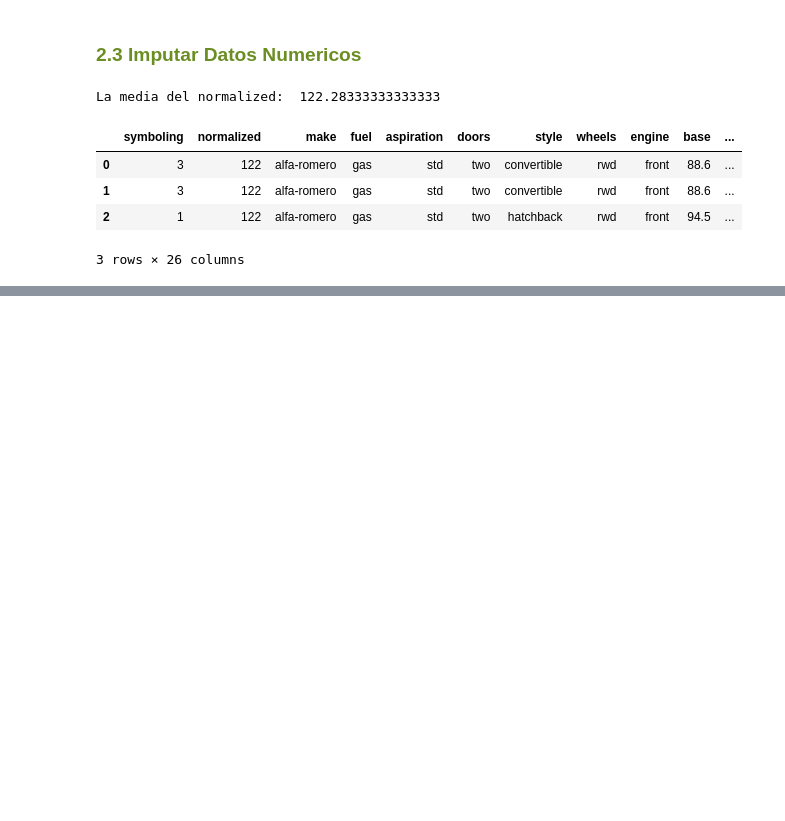
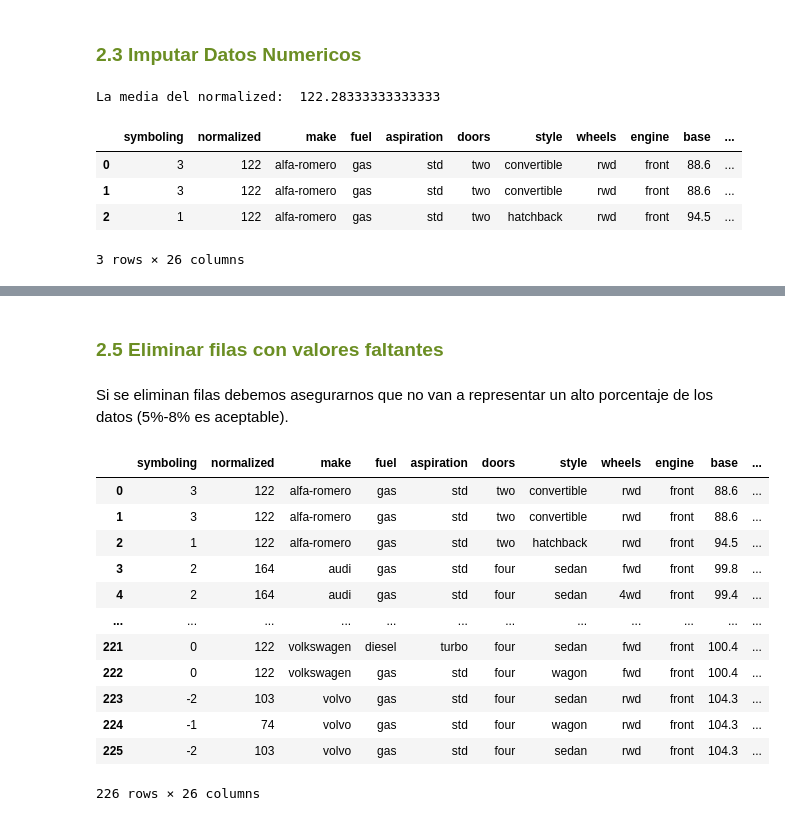
Before and after one commit to lmejicano/DataAnalystModulo2, a Jupyter notebook: AnalisisDatos_Autos.ipynb, the cells around one changed output, grey strips where cells are left out. Cells and saved outputs as stored; diff of their text form; code cells hidden in the pictures; blank space fills up the shorter version.

```diff
--- a/AnalisisDatos_Autos.ipynb
+++ b/AnalisisDatos_Autos.ipynb
@@ -306,0 +356,3 @@ df_Autos.head(3)
+# %%
+df_Autos["peak"].replace(np.nan, 5101, inplace = True)  #Remplazar todos los valores faltantes por la media de la columna
+df_Autos.head(3)
@@ -306,0 +370,3 @@ df_Autos.head(3)
+# %%
+df_Autos["price"].replace(np.nan, 12781, inplace = True)  #Remplazar todos los valores faltantes por la media de la columna
+df_Autos.head(3)
@@ -306,0 +427,2 @@ df_Autos.head(3)
+# %%
+df_Autos["doors"].replace(np.nan, "four", inplace = True) #Reemplazamos los valores faltantes por "four" (mas freq)
@@ -306,0 +453,23 @@ df_Autos.head(3)
+# %% [markdown]
+<h3 Style="color:#6B8E23">2.5 Eliminar filas con valores faltantes</h3>
+# %% [markdown]
+Si se eliminan filas debemos asegurarnos que no van a representar un alto porcentaje de los datos (5%-8% es aceptable).
+# %%
+df_Autos.dropna(subset = ["price"], axis = 0, inplace = True) #Borrar los valores faltantes de la columna PRICE
+df_Autos.reset_index(drop = True, inplace = True) #La orden anterior tambien borra los indices de los filas, para eso vamos a resetear los indices.
+# %%
+df_Autos
+# %% [output]
+|  | symboling | normalized | make | fuel | aspiration | doors | style | wheels | engine | base | ... |
+| 0 | 3 | 122 | alfa-romero | gas | std | two | convertible | rwd | front | 88.6 | ... |
+| 1 | 3 | 122 | alfa-romero | gas | std | two | convertible | rwd | front | 88.6 | ... |
+| 2 | 1 | 122 | alfa-romero | gas | std | two | hatchback | rwd | front | 94.5 | ... |
+| 3 | 2 | 164 | audi | gas | std | four | sedan | fwd | front | 99.8 | ... |
+| 4 | 2 | 164 | audi | gas | std | four | sedan | 4wd | front | 99.4 | ... |
+| ... | ... | ... | ... | ... | ... | ... | ... | ... | ... | ... | ... |
+| 221 | 0 | 122 | volkswagen | diesel | turbo | four | sedan | fwd | front | 100.4 | ... |
+| 222 | 0 | 122 | volkswagen | gas | std | four | wagon | fwd | front | 100.4 | ... |
+| 223 | -2 | 103 | volvo | gas | std | four | sedan | rwd | front | 104.3 | ... |
+| 224 | -1 | 74 | volvo | gas | std | four | wagon | rwd | front | 104.3 | ... |
+| 225 | -2 | 103 | volvo | gas | std | four | sedan | rwd | front | 104.3 | ... |
+226 rows × 26 columns
```
Also changed, not shown: parts of 28 cells of this notebook.
